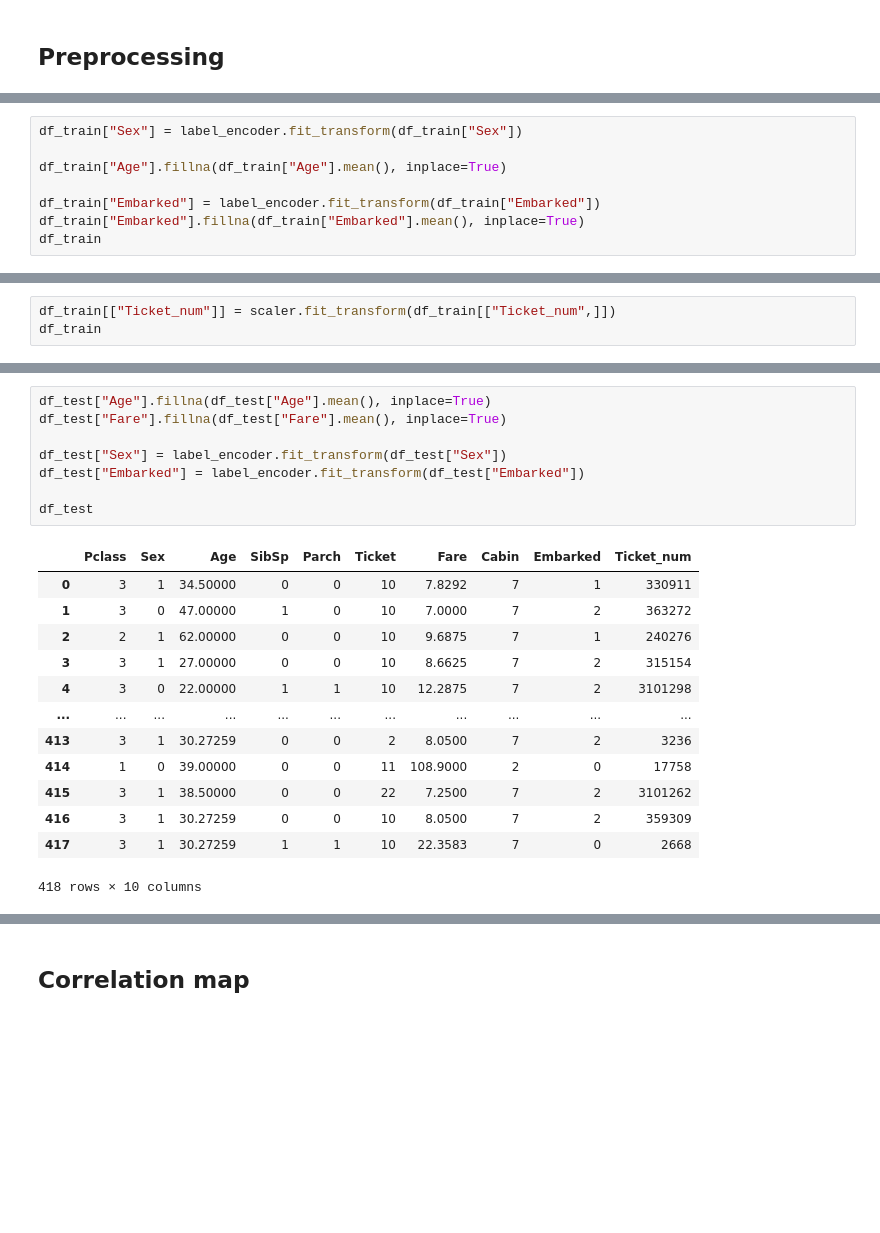
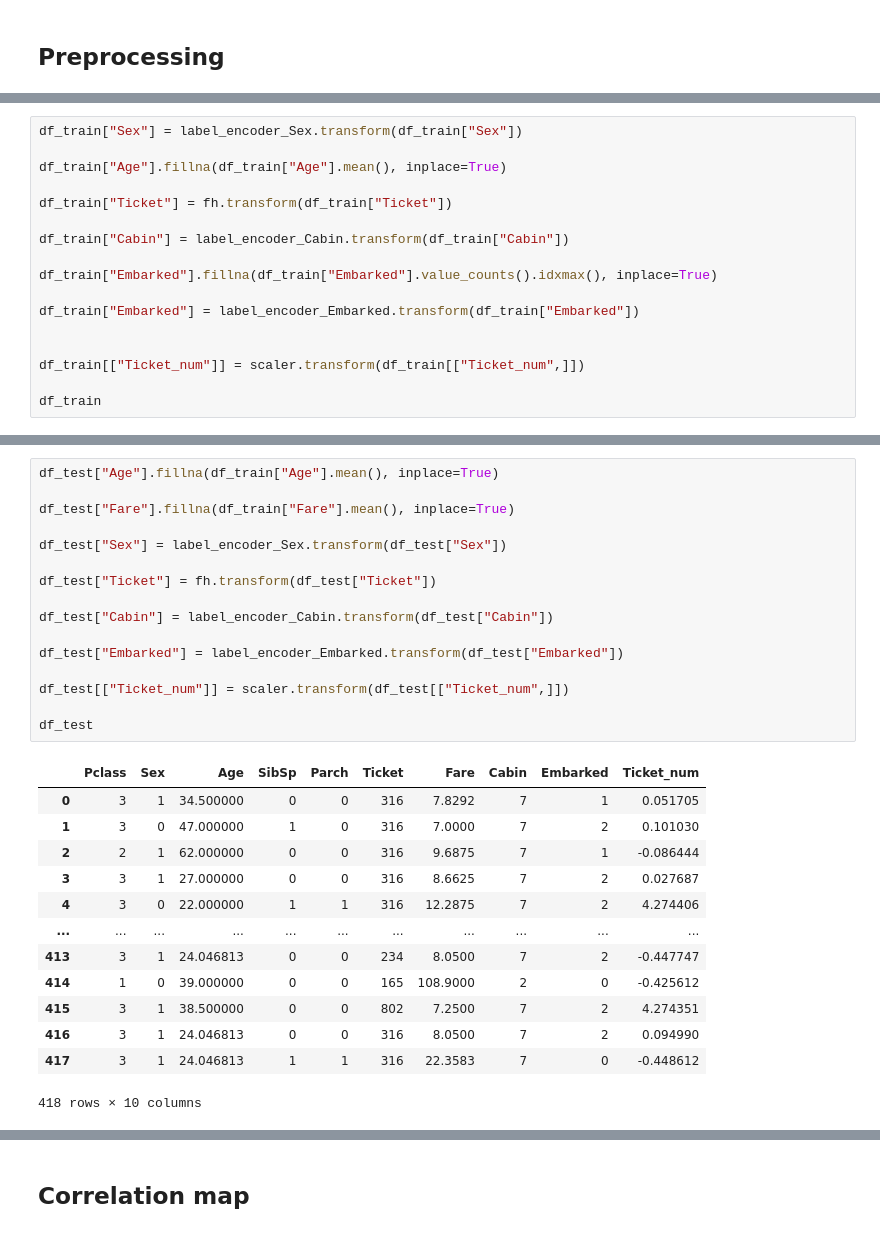
Before and after one commit to KunN-21/Titanic_Competition, a Jupyter notebook: Titannic_Competition.ipynb, the cells around one changed output, grey strips where cells are left out. Drawn from its saved outputs; the diff is of its cells as text; blank space fills up the shorter version.

Commit message:
Score on test: 0.80861

```diff
--- a/Titannic_Competition.ipynb
+++ b/Titannic_Competition.ipynb
@@ -106,0 +282,17 @@ df_test
+# %%
+df_train["Sex"] = label_encoder_Sex.transform(df_train["Sex"])
+
+df_train["Age"].fillna(df_train["Age"].mean(), inplace=True)
+
+df_train["Ticket"] = fh.transform(df_train["Ticket"])
+
+df_train["Cabin"] = label_encoder_Cabin.transform(df_train["Cabin"])
+
+df_train["Embarked"].fillna(df_train["Embarked"].value_counts().idxmax(), inplace=True)
+
+df_train["Embarked"] = label_encoder_Embarked.transform(df_train["Embarked"])
+
+
+df_train[["Ticket_num"]] = scaler.transform(df_train[["Ticket_num",]])
+
+df_train
@@ -121,9 +327 @@ Ticket_num      0
 dtype: int64
-# %%
-df_train["Sex"] = label_encoder.fit_transform(df_train["Sex"])
-
-df_train["Age"].fillna(df_train["Age"].mean(), inplace=True)
-
-df_train["Embarked"] = label_encoder.fit_transform(df_train["Embarked"])
-df_train["Embarked"].fillna(df_train["Embarked"].mean(), inplace=True)
-df_train
@@ -159,3 +327,0 @@ dtype: int64
-# %%
-df_train[["Ticket_num"]] = scaler.fit_transform(df_train[["Ticket_num",]])
-df_train
@@ -192,22 +346,30 @@ dtype: int64
 # %%
-df_test["Age"].fillna(df_test["Age"].mean(), inplace=True)
-df_test["Fare"].fillna(df_test["Fare"].mean(), inplace=True)
+df_test["Age"].fillna(df_train["Age"].mean(), inplace=True)
 
-df_test["Sex"] = label_encoder.fit_transform(df_test["Sex"])
-df_test["Embarked"] = label_encoder.fit_transform(df_test["Embarked"])
+df_test["Fare"].fillna(df_train["Fare"].mean(), inplace=True)
+
+df_test["Sex"] = label_encoder_Sex.transform(df_test["Sex"])
+
+df_test["Ticket"] = fh.transform(df_test["Ticket"])
+
+df_test["Cabin"] = label_encoder_Cabin.transform(df_test["Cabin"])
+
+df_test["Embarked"] = label_encoder_Embarked.transform(df_test["Embarked"])
+
+df_test[["Ticket_num"]] = scaler.transform(df_test[["Ticket_num",]])
 
 df_test
 # %% [output]
 |  | Pclass | Sex | Age | SibSp | Parch | Ticket | Fare | Cabin | Embarked | Ticket_num |
-| 0 | 3 | 1 | 34.50000 | 0 | 0 | 10 | 7.8292 | 7 | 1 | 330911 |
-| 1 | 3 | 0 | 47.00000 | 1 | 0 | 10 | 7.0000 | 7 | 2 | 363272 |
-| 2 | 2 | 1 | 62.00000 | 0 | 0 | 10 | 9.6875 | 7 | 1 | 240276 |
-| 3 | 3 | 1 | 27.00000 | 0 | 0 | 10 | 8.6625 | 7 | 2 | 315154 |
-| 4 | 3 | 0 | 22.00000 | 1 | 1 | 10 | 12.2875 | 7 | 2 | 3101298 |
+| 0 | 3 | 1 | 34.500000 | 0 | 0 | 316 | 7.8292 | 7 | 1 | 0.051705 |
+| 1 | 3 | 0 | 47.000000 | 1 | 0 | 316 | 7.0000 | 7 | 2 | 0.101030 |
+| 2 | 2 | 1 | 62.000000 | 0 | 0 | 316 | 9.6875 | 7 | 1 | -0.086444 |
+| 3 | 3 | 1 | 27.000000 | 0 | 0 | 316 | 8.6625 | 7 | 2 | 0.027687 |
+| 4 | 3 | 0 | 22.000000 | 1 | 1 | 316 | 12.2875 | 7 | 2 | 4.274406 |
 | ... | ... | ... | ... | ... | ... | ... | ... | ... | ... | ... |
-| 413 | 3 | 1 | 30.27259 | 0 | 0 | 2 | 8.0500 | 7 | 2 | 3236 |
-| 414 | 1 | 0 | 39.00000 | 0 | 0 | 11 | 108.9000 | 2 | 0 | 17758 |
-| 415 | 3 | 1 | 38.50000 | 0 | 0 | 22 | 7.2500 | 7 | 2 | 3101262 |
-| 416 | 3 | 1 | 30.27259 | 0 | 0 | 10 | 8.0500 | 7 | 2 | 359309 |
-| 417 | 3 | 1 | 30.27259 | 1 | 1 | 10 | 22.3583 | 7 | 0 | 2668 |
+| 413 | 3 | 1 | 24.046813 | 0 | 0 | 234 | 8.0500 | 7 | 2 | -0.447747 |
+| 414 | 1 | 0 | 39.000000 | 0 | 0 | 165 | 108.9000 | 2 | 0 | -0.425612 |
+| 415 | 3 | 1 | 38.500000 | 0 | 0 | 802 | 7.2500 | 7 | 2 | 4.274351 |
+| 416 | 3 | 1 | 24.046813 | 0 | 0 | 316 | 8.0500 | 7 | 2 | 0.094990 |
+| 417 | 3 | 1 | 24.046813 | 1 | 1 | 316 | 22.3583 | 7 | 0 | -0.448612 |
 418 rows × 10 columns
```
Also changed, not shown: parts of 76 cells of this notebook, 1 other file.
